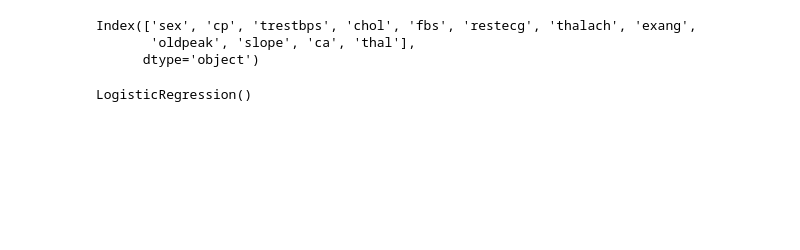
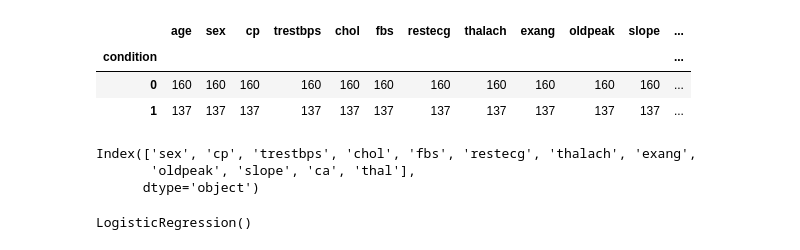
Before and after one commit to KamenDamov/Heart-Disease-ML, a Jupyter notebook: Heart Model.ipynb, the cells around one changed output. Cells and saved outputs as stored; diff of their text form; code cells hidden in the pictures; blank space fills up the shorter version.

```diff
--- a/Heart Model.ipynb
+++ b/Heart Model.ipynb
@@ -17,3 +33,10 @@ df = pd.read_csv('heart_cleveland_upload.csv')
+# %%
+df.groupby('condition').count()
+# %% [output]
+|  | age | sex | cp | trestbps | chol | fbs | restecg | thalach | exang | oldpeak | slope | ... |
+| condition |  |  |  |  |  |  |  |  |  |  |  | ... |
+| 0 | 160 | 160 | 160 | 160 | 160 | 160 | 160 | 160 | 160 | 160 | 160 | ... |
+| 1 | 137 | 137 | 137 | 137 | 137 | 137 | 137 | 137 | 137 | 137 | 137 | ... |
 # %%
 columns = df.columns[1:-1]
 y = df.columns[-1:]
```
Also changed, not shown: parts of 7 cells of this notebook, 1 other file.
